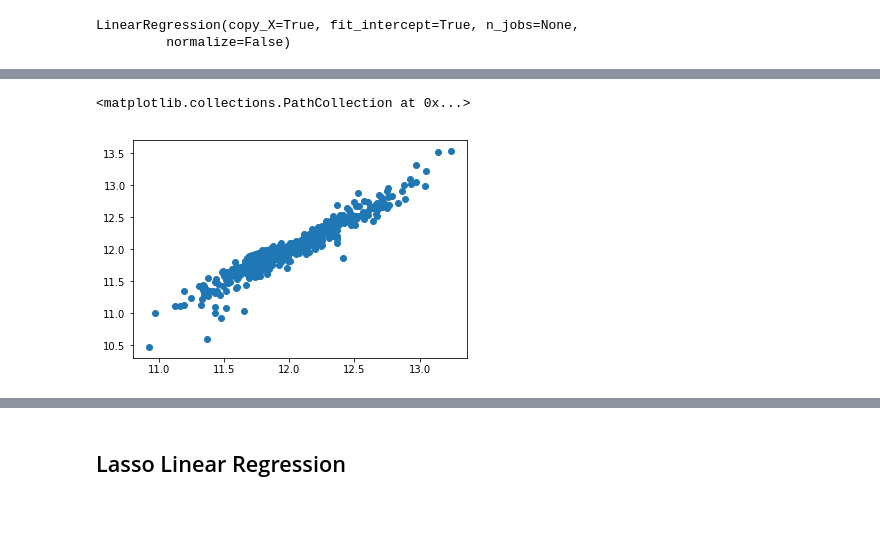
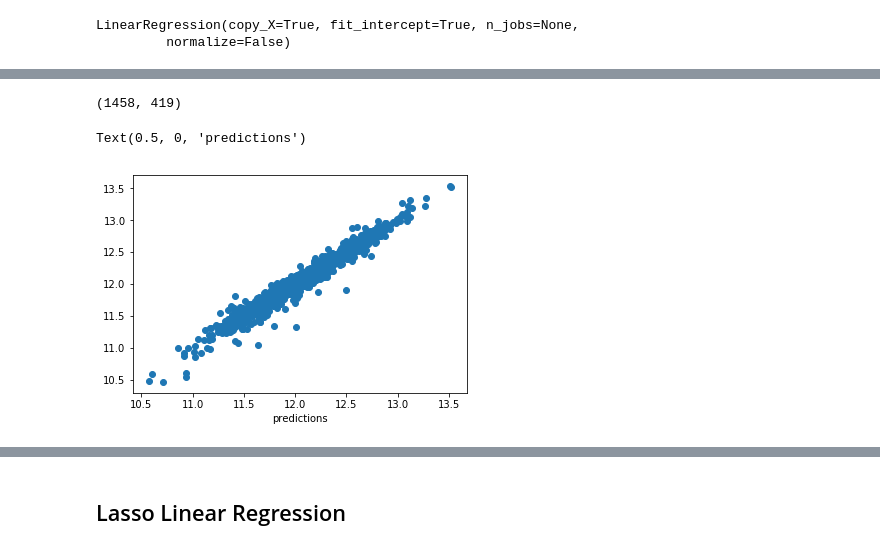
Before and after one commit to nnplpl/HousePriceForecast, a Jupyter notebook: HousePricePrediction_test3.ipynb, the cells around one changed output, grey strips where cells are left out. Cells and saved outputs as stored; diff of their text form; code cells hidden in the pictures; blank space fills up the shorter version.

```diff
--- a/HousePricePrediction_test3.ipynb
+++ b/HousePricePrediction_test3.ipynb
@@ -410,4 +459,10 @@ X = pd.DataFrame(X_scaled,columns = data_pipe.columns)[FI_lasso[FI_lasso['Featur
+# %%
+X = X_scaled
 # %%
 y = y_log
 # %%
-X_train, X_test, y_train, y_test = train_test_split(X, y, test_size=0.33, random_state=42)
+#X_train, X_test, y_train, y_test = train_test_split(X, y, test_size=0.33, random_state=42)
+X_train = X
+y_train = y
+X_test = X
+y_test = y
@@ -413,0 +477,4 @@ X_train, X_test, y_train, y_test = train_test_split(X, y, test_size=0.33, random
+# %%
+KRR = KernelRidge(alpha = 0.6, kernel = 'polynomial', degree = 2, coef0= 2.5)
+# %%
+KRR.fit(X_train,y_train)
@@ -445,8 +510,13 @@ array([149051.16570007, 315473.01276467,  98423.87451214, 156765.86977638,
+# %%
+X_test.shape
+# %% [output]
+(1458, 419)
 # %%
 plt.scatter(predictions,y_test)
+plt.xlabel("predictions")
 # %% [output]
-<matplotlib.collections.PathCollection at 0x...>
+Text(0.5, 0, 'predictions')
-[figure, old version]
+[figure, new version]
 # %%
 print('MAE:  ',mean_absolute_error(y_test,predictions))
 print('MSE:  ',mean_squared_error(y_test,predictions))
```
Also changed, not shown: parts of 121 cells of this notebook.
